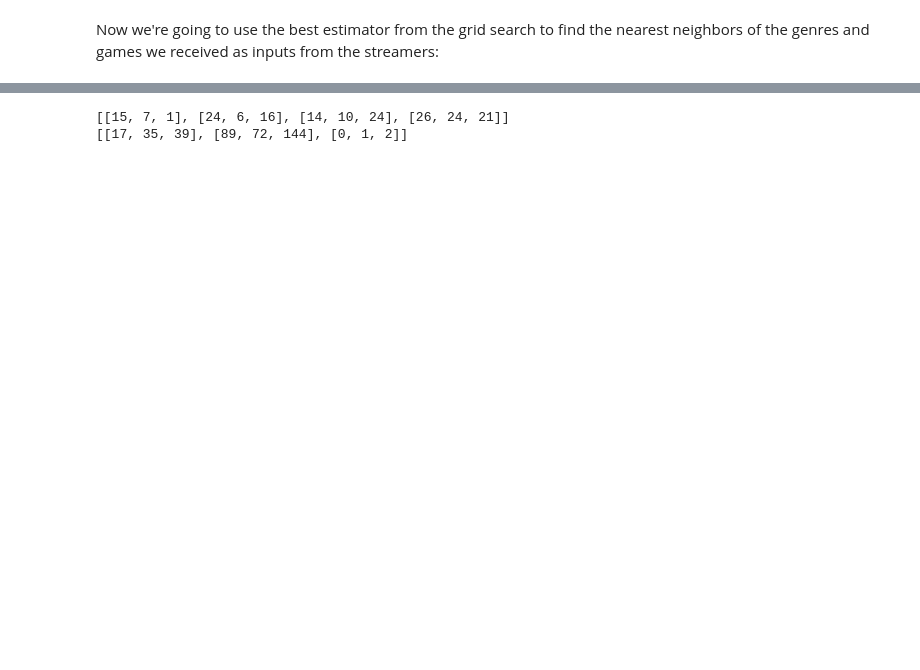
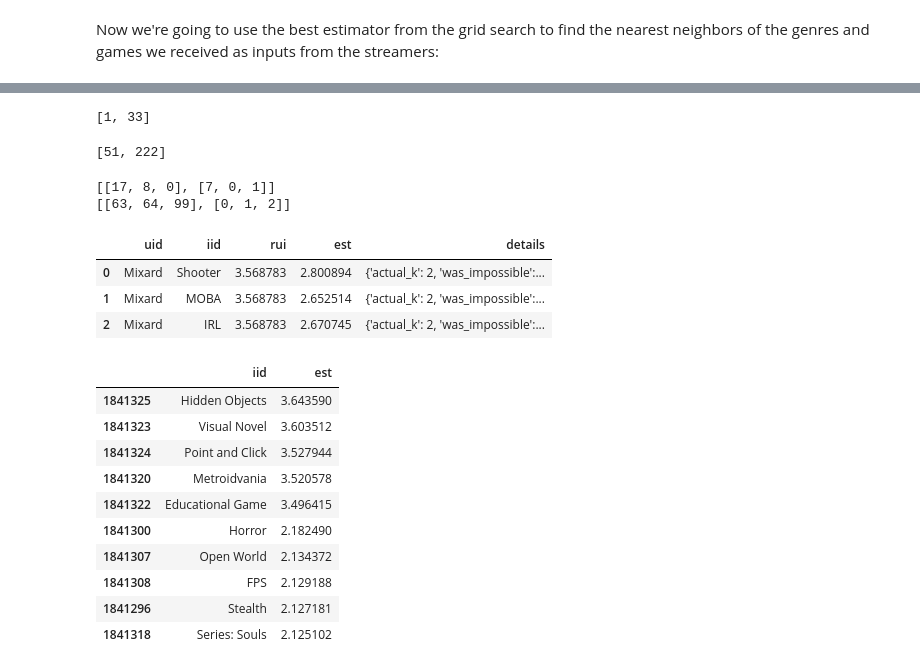
Before and after one commit to natashaborders-zz/Twitch_Streamers_Recommender, a Jupyter notebook: Recommender_For_Existing_Streamers/Surprise_Recommender_Analysis.ipynb, the cells around one changed output, grey strips where cells are left out. Saved outputs shown, nothing was run; the diff lists cells and outputs as text; code cells hidden in the pictures; blank space fills up the shorter version.

```diff
--- a/Recommender_For_Existing_Streamers/Surprise_Recommender_Analysis.ipynb
+++ b/Recommender_For_Existing_Streamers/Surprise_Recommender_Analysis.ipynb
@@ -594,7 +585,7 @@ from surprise.model_selection import GridSearchCV
 
 
 # Load the full dataset.
-data = genre_data
+data = genre_group_data
 raw_ratings = data.raw_ratings
 
 # shuffle ratings if you want
@@ -724,8 +715,8 @@ Unbiased accuracy on B, RMSE: 0.8911
 # %% [markdown]
 Now we're going to use the best estimator from the grid search to find the nearest neighbors of the genres and games we received as inputs from the streamers:
 # %%
-genre_trainset = genre_data.build_full_trainset()
-genre_testset = genre_trainset.build_anti_testset()
-final_genre_predictions = KNN_genre_algo.fit(genre_trainset).test(genre_testset)
-accuracy.rmse(final_genre_predictions)
+genre_group_trainset = genre_group_data.build_full_trainset()
+genre_group_testset = genre_group_trainset.build_anti_testset()
+KNN_genre_predictions = KNN_genre_algo.fit(genre_group_trainset).test(genre_group_testset)
+accuracy.rmse(KNN_genre_predictions)
 # %% [output]
@@ -770 +754,9 @@ game_inner_id_list
+# %%
+KNN_genre_inner_id_list
+# %% [output]
+[1, 33]
+# %%
+KNN_game_inner_id_list
+# %% [output]
+[51, 222]
 # %%
@@ -781,8 +773,33 @@ for inner in game_inner_id_list:
 # %%
-print(genre_neighbors_list)
-print(game_neighbors_list)
+print(KNN_genre_neighbors_list)
+print(KNN_game_neighbors_list)
 # %% [output]
-[[15, 7, 1], [24, 6, 16], [14, 10, 24], [26, 24, 21]]
-[[17, 35, 39], [89, 72, 144], [0, 1, 2]]
+[[17, 8, 0], [7, 0, 1]]
+[[63, 64, 99], [0, 1, 2]]
 # %%
-df = pd.DataFrame(final_genre_predictions, columns=['uid', 'iid', 'rui', 'est', 'details'])
+KNN_genres_predictions_df = pd.DataFrame(KNN_genre_predictions, columns=['uid', 'iid', 'rui', 'est', 'details'])
+# %%
+KNN_genres_predictions_df.head(3)
+# %% [output]
+|  | uid | iid | rui | est | details |
+| 0 | Mixard | Shooter | 3.568783 | 2.800894 | {'actual_k': 2, 'was_impossible':... |
+| 1 | Mixard | MOBA | 3.568783 | 2.652514 | {'actual_k': 2, 'was_impossible':... |
+| 2 | Mixard | IRL | 3.568783 | 2.670745 | {'actual_k': 2, 'was_impossible':... |
+# %%
+#Provides genres if the person is already an active streamer and are in the dataset. Can be an empty frame if they are not.
+
+KNN_reco_genres = KNN_genres_predictions_df[KNN_genres_predictions_df['uid']==streamer_name].sort_values('est', ascending = False)[['iid', 'est']][:10]
+# %%
+KNN_reco_genres
+# %% [output]
+|  | iid | est |
+| 1841325 | Hidden Objects | 3.643590 |
+| 1841323 | Visual Novel | 3.603512 |
+| 1841324 | Point and Click | 3.527944 |
+| 1841320 | Metroidvania | 3.520578 |
+| 1841322 | Educational Game | 3.496415 |
+| 1841300 | Horror | 2.182490 |
+| 1841307 | Open World | 2.134372 |
+| 1841308 | FPS | 2.129188 |
+| 1841296 | Stealth | 2.127181 |
+| 1841318 | Series: Souls | 2.125102 |
```
Also changed, not shown: parts of 88 cells of this notebook, 8 other files.
